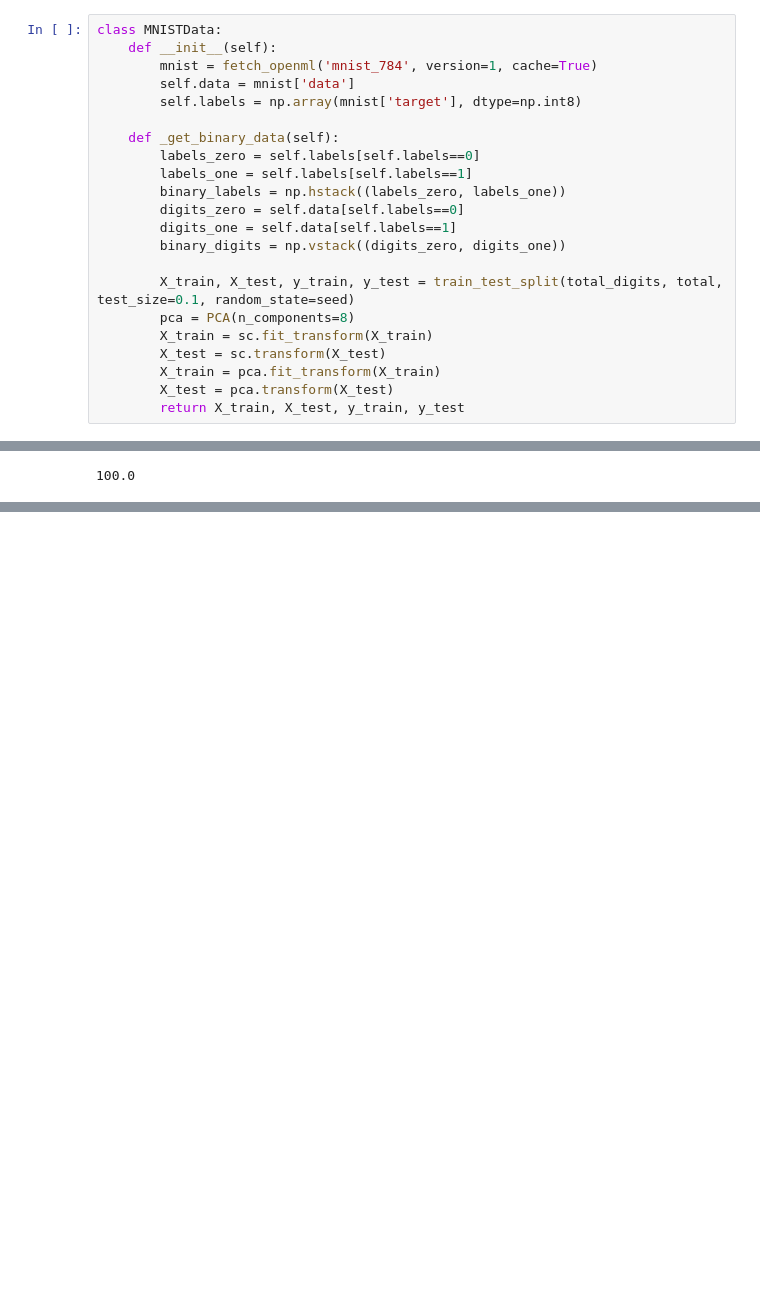
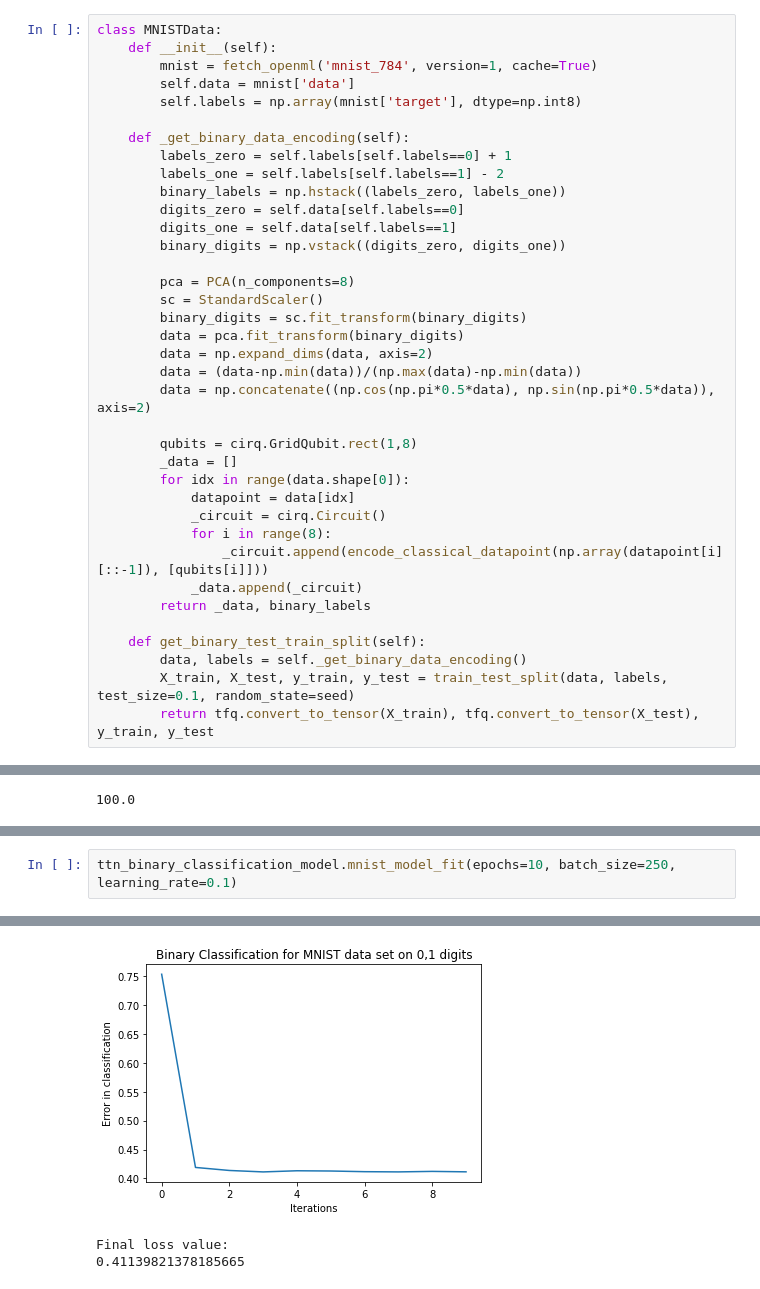
Before and after one commit to SatyaKuppam/quantum-machine-learning, a Jupyter notebook: classification/[Grant et al.] Heirarchical Quantum Classifiers.ipynb, the cells around one changed output, grey strips where cells are left out. Saved outputs shown, nothing was run; the diff lists cells and outputs as text; blank space fills up the shorter version.

```diff
--- a/classification/[Grant et al.] Heirarchical Quantum Classifiers.ipynb
+++ b/classification/[Grant et al.] Heirarchical Quantum Classifiers.ipynb
@@ -97,21 +109,36 @@ class MNISTData:
         self.data = mnist['data']
         self.labels = np.array(mnist['target'], dtype=np.int8)
 
-    def _get_binary_data(self):
-        labels_zero = self.labels[self.labels==0]
-        labels_one = self.labels[self.labels==1]
+    def _get_binary_data_encoding(self):
+        labels_zero = self.labels[self.labels==0] + 1
+        labels_one = self.labels[self.labels==1] - 2
         binary_labels = np.hstack((labels_zero, labels_one))
         digits_zero = self.data[self.labels==0]
         digits_one = self.data[self.labels==1]
         binary_digits = np.vstack((digits_zero, digits_one))
 
-        X_train, X_test, y_train, y_test = train_test_split(total_digits, total, test_size=0.1, random_state=seed)
         pca = PCA(n_components=8)
-        X_train = sc.fit_transform(X_train)
-        X_test = sc.transform(X_test)
-        X_train = pca.fit_transform(X_train)
-        X_test = pca.transform(X_test)
-        return X_train, X_test, y_train, y_test
+        sc = StandardScaler()
+        binary_digits = sc.fit_transform(binary_digits)
+        data = pca.fit_transform(binary_digits)
+        data = np.expand_dims(data, axis=2)
+        data = (data-np.min(data))/(np.max(data)-np.min(data))
+        data = np.concatenate((np.cos(np.pi*0.5*data), np.sin(np.pi*0.5*data)), axis=2)
+
+        qubits = cirq.GridQubit.rect(1,8)
+        _data = []
+        for idx in range(data.shape[0]):
+            datapoint = data[idx]
+            _circuit = cirq.Circuit()
+            for i in range(8):
+                _circuit.append(encode_classical_datapoint(np.array(datapoint[i][::-1]), [qubits[i]]))
+            _data.append(_circuit)
+        return _data, binary_labels
+
+    def get_binary_test_train_split(self):
+        data, labels = self._get_binary_data_encoding()
+        X_train, X_test, y_train, y_test = train_test_split(data, labels, test_size=0.1, random_state=seed)
+        return tfq.convert_to_tensor(X_train), tfq.convert_to_tensor(X_test), y_train, y_test
 # %%
 mnist_data = MNISTData()
 # %%
@@ -211,0 +297,3 @@ ttn_binary_classification_model.iris_model_accuracy()
+# %%
+ttn_binary_classification_model.mnist_model_fit(epochs=10, batch_size=250, learning_rate=0.1)
+# %% [output]
@@ -211,0 +317,3 @@ ttn_binary_classification_model.iris_model_accuracy()
+[figure, added]
+Final loss value:
+0.41139821378185665
```
Also changed, not shown: parts of 20 cells of this notebook, 1 other file.
